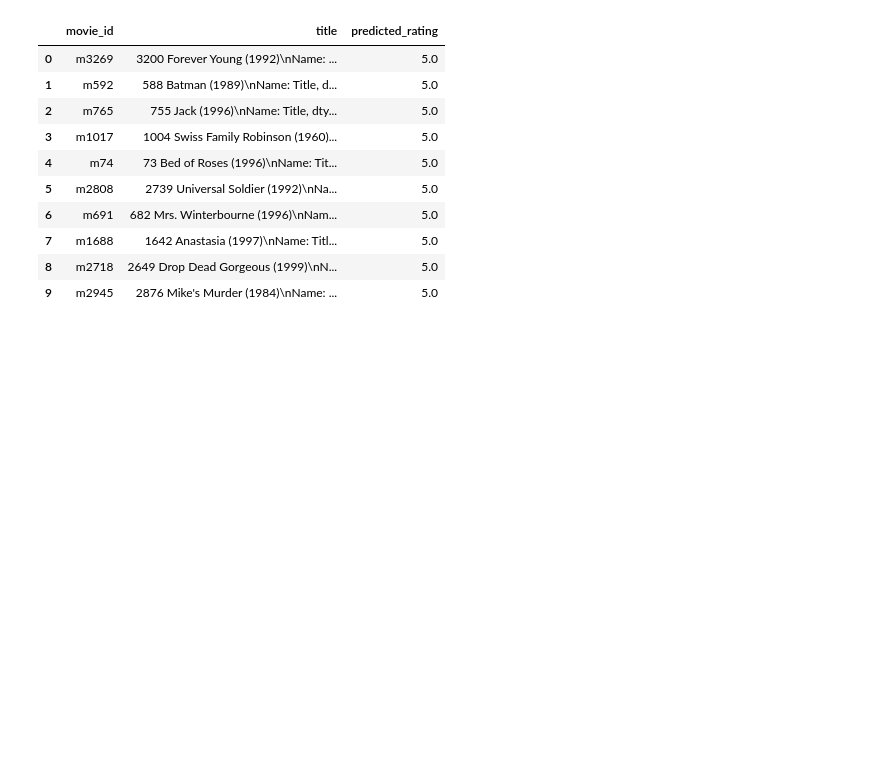
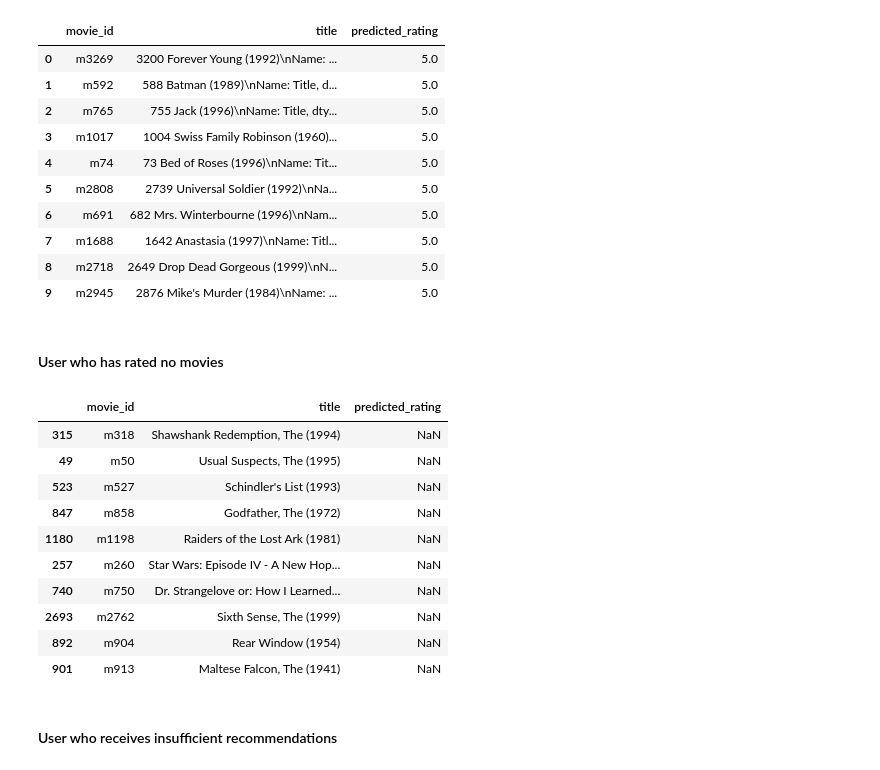
Before and after one commit to NealRyan/CS_598_Project_4-Movie_Recommender_System, a Jupyter notebook: Project_4_System_I_II.ipynb, the cells around one changed output. Drawn from its saved outputs; the diff is of its cells as text; code cells hidden in the pictures; blank space fills up the shorter version.

Commit message:
Fully integrated System I and II. If System II doesn't pull enough recommendations, uses System I logic.

```diff
--- a/Project_4_System_I_II.ipynb
+++ b/Project_4_System_I_II.ipynb
@@ -269,6 +269,10 @@ Based on the MovieLens user/movie rating matrix loaded above.
 Compute cosine similarity for each pair of movies that shares 3 or more raters.
 
 Skip computing similarity of each movie to itself. Leave those matrix entries as NaN.
+# %%
+# Add column to movies_with_ratings that's the Movie ID prepended with "m".
+# This lets us link to the movie IDs used in System II.
+movies_with_ratings["char_movie_id"] = "m" + movies_with_ratings["MovieID"].astype(str)
 # %%
 # Convert the user/movie ratings dataframe to a matrix
 user_movie_matrix = user_movie_df.to_numpy()
@@ -444 +454,23 @@ movie_S_df.loc[selected_movie_ids, selected_movie_ids].style.format("{:.7f}")
+# %%
+def top_alternate_movies(exclude_movie_ids, global_movie_df=movies_with_ratings, metric='Score', num=10):
+    """
+    Recommend the top num scoring movies that are not in the given list.
+    Use this to pad out similarity-based recommendations when there are too few.
+
+    Arguments:
+    * exclude_movie_ids: integer array of movie IDs that are already in the recommendation list
+    * global_movie_df: dataframe of
+    """
+
+    # Sort global movie list by score, highest first
+    sorted_movies = global_movie_df.sort_values(by=metric, ascending=False)
+    # Exclude movies that are in the exclusion list
+    sorted_movies = sorted_movies[~sorted_movies['char_movie_id'].isin(exclude_movie_ids)]
+    top_num_movies = sorted_movies.head(num)[['char_movie_id', 'Title']]
+    # Rename columns for compatibility with myIBCF() below.
+    top_num_movies.columns = ['movie_id', 'title']
+    # No predicted rating for globally popular movies. Create column for compatibility with myIBCF().
+    top_num_movies["predicted_rating"] = np.NAN
+
+    return top_num_movies
 # %% [markdown]
@@ -628,3 +657,24 @@ hyp_user_recommended_movies
 | 7 | m1688 | 1642 Anastasia (1997)\nName: Titl... | 5.0 |
 | 8 | m2718 | 2649 Drop Dead Gorgeous (1999)\nN... | 5.0 |
 | 9 | m2945 | 2876 Mike's Murder (1984)\nName: ... | 5.0 |
+# %% [markdown]
+#### User who has rated no movies
+# %%
+no_user_ratings = np.full((movie_id_columns.shape[0]), np.NAN)
+# %%
+default_user_recommended_movies = myIBCF(no_user_ratings)
+default_user_recommended_movies
+# %% [output]
+|  | movie_id | title | predicted_rating |
+| 315 | m318 | Shawshank Redemption, The (1994) | NaN |
+| 49 | m50 | Usual Suspects, The (1995) | NaN |
+| 523 | m527 | Schindler's List (1993) | NaN |
+| 847 | m858 | Godfather, The (1972) | NaN |
+| 1180 | m1198 | Raiders of the Lost Ark (1981) | NaN |
+| 257 | m260 | Star Wars: Episode IV - A New Hop... | NaN |
+| 740 | m750 | Dr. Strangelove or: How I Learned... | NaN |
+| 2693 | m2762 | Sixth Sense, The (1999) | NaN |
+| 892 | m904 | Rear Window (1954) | NaN |
+| 901 | m913 | Maltese Falcon, The (1941) | NaN |
+# %% [markdown]
+#### User who receives insufficient recommendations
```
Also changed, not shown: parts of 6 cells of this notebook.
